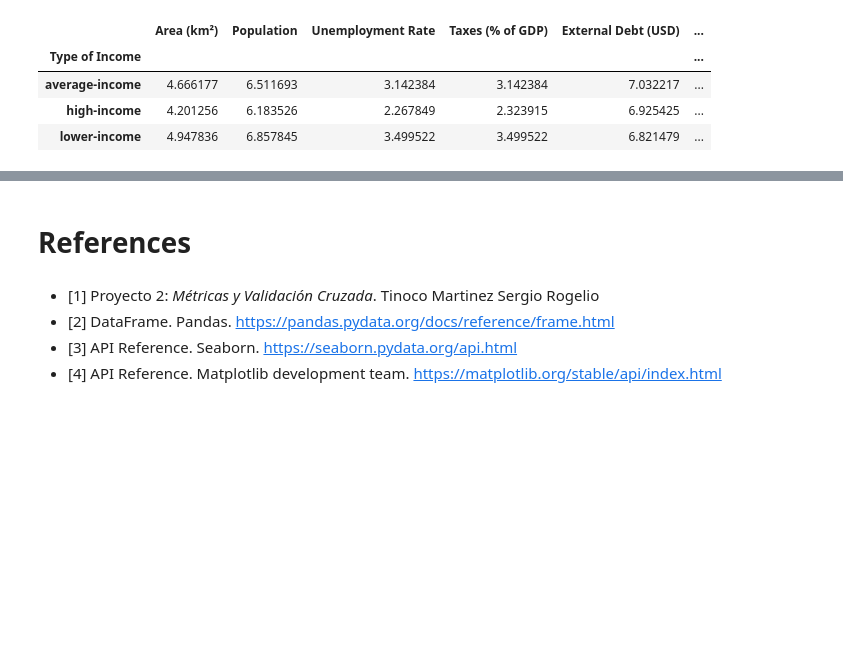
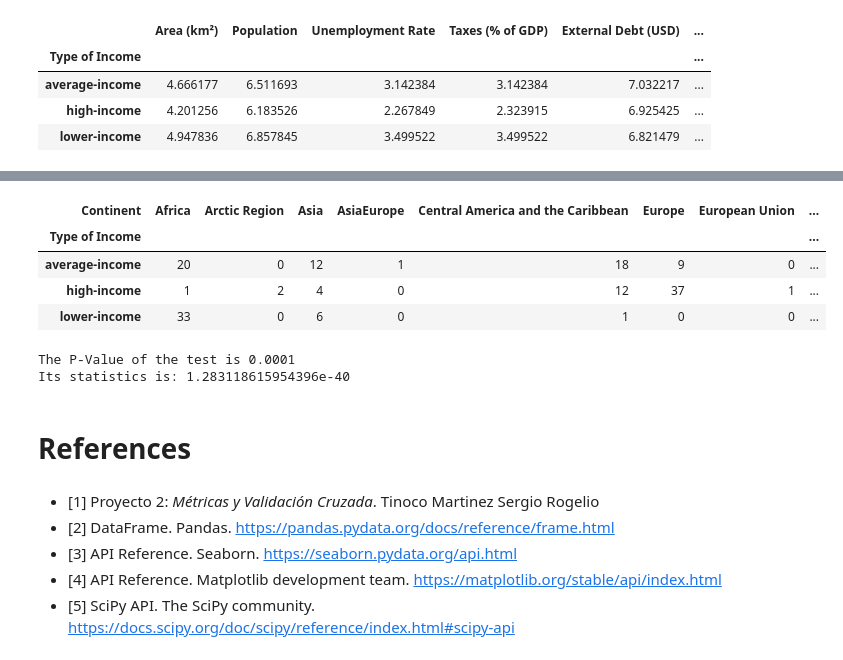
Before and after one commit to alexisuaguilaru/Country_Income_Model, a Jupyter notebook: ExploratoryDataAnalysis/ExploratoryDataAnalysis.ipynb, the cells around one changed output, grey strips where cells are left out. Saved outputs shown, nothing was run; the diff lists cells and outputs as text; code cells hidden in the pictures; blank space fills up the shorter version.

Commit message:
ADD hypothesis test section into EDA

```diff
--- a/ExploratoryDataAnalysis/ExploratoryDataAnalysis.ipynb
+++ b/ExploratoryDataAnalysis/ExploratoryDataAnalysis.ipynb
@@ -446,3 +458,23 @@ CountriesInfo_Dataset_Transformed[NumericalFeatures+[Target,EncodedTarget]].grou
+# %%
+# Calculating type of income by continent
+
+Observations_ContinentIncome = CountriesInfo_Dataset_Transformed.pivot_table(values='Name',index=EncodedTarget,columns='Continent',aggfunc='count',fill_value=0)
+
+Observations_ContinentIncome
+# %% [output]
+| Continent | Africa | Arctic Region | Asia | AsiaEurope | Central America and the Caribbean | Europe | European Union | ... |
+| Type of Income |  |  |  |  |  |  |  | ... |
+| average-income | 20 | 0 | 12 | 1 | 18 | 9 | 0 | ... |
+| high-income | 1 | 2 | 4 | 0 | 12 | 37 | 1 | ... |
+| lower-income | 33 | 0 | 6 | 0 | 1 | 0 | 0 | ... |
+# %%
+# Applying Fisher test for dependence of variables
+
+statistics , p_value = fisher_exact(Observations_ContinentIncome)
+print(f'The P-Value of the test is {p_value}\nIts statistics is: {statistics}')
+# %% [output]
+The P-Value of the test is 0.0001
+Its statistics is: 1.283118615954396e-40
 # %% [markdown]
 # References
 # %% [markdown]
@@ -450,3 +482,4 @@ CountriesInfo_Dataset_Transformed[NumericalFeatures+[Target,EncodedTarget]].grou
 * [2] DataFrame. Pandas. https://pandas.pydata.org/docs/reference/frame.html
 * [3] API Reference. Seaborn. https://seaborn.pydata.org/api.html
 * [4] API Reference. Matplotlib development team. https://matplotlib.org/stable/api/index.html
+* [5] SciPy API. The SciPy community. https://docs.scipy.org/doc/scipy/reference/index.html#scipy-api
```
Also changed, not shown: parts of 5 cells of this notebook, 1 other file.
